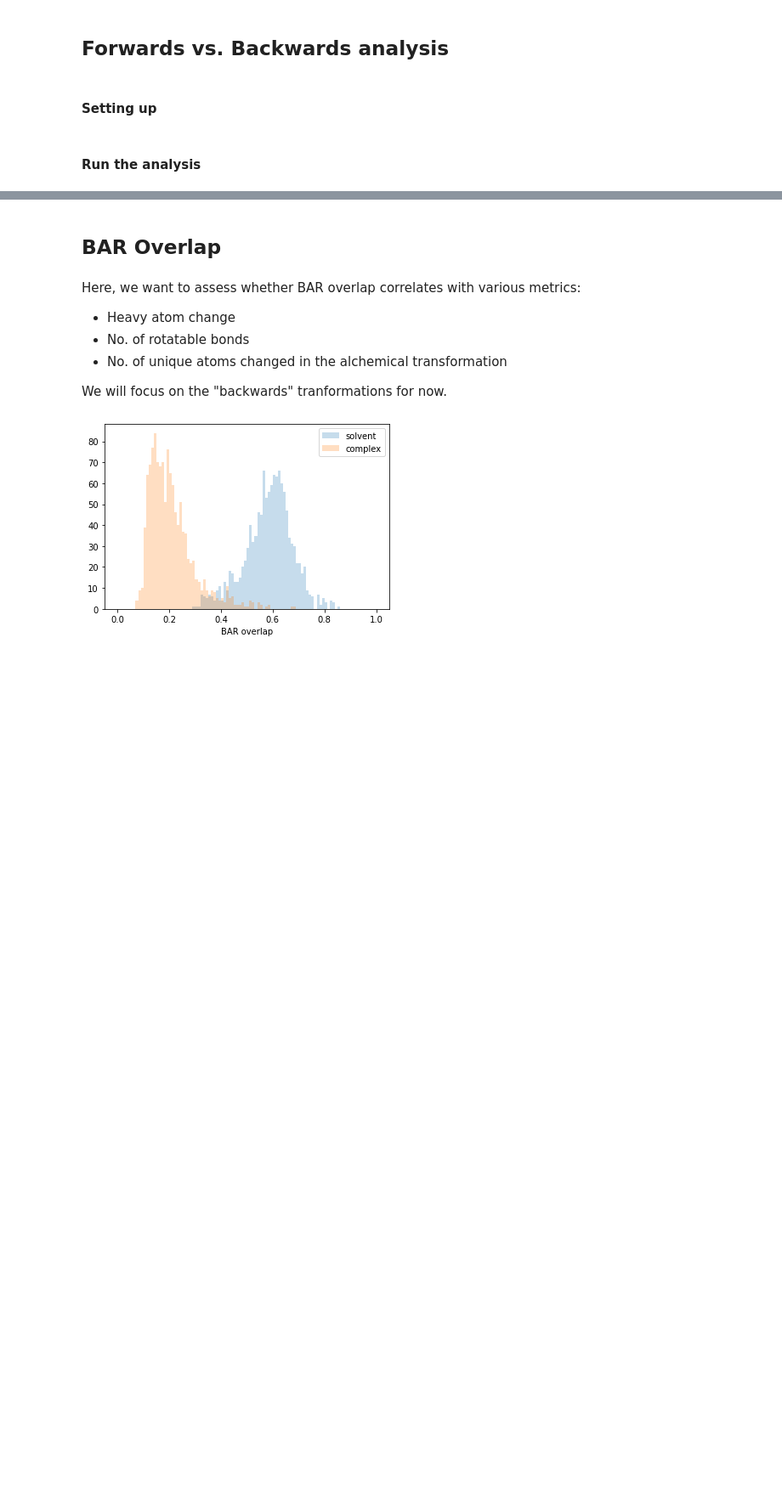
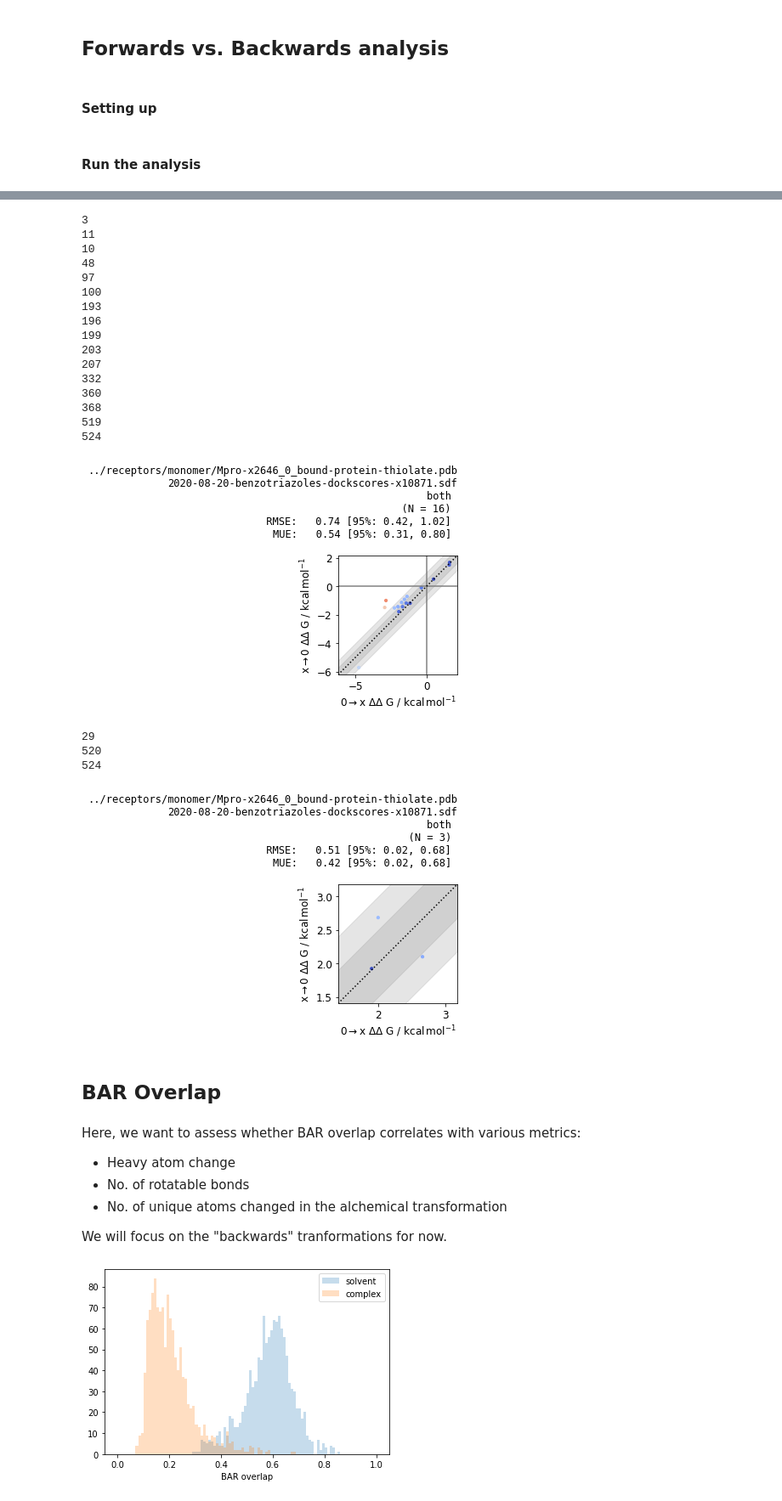
Before and after one commit to choderalab/fah-xchem-notebooks, a Jupyter notebook: analysis/sprint-3/ANALYSIS-Sprint-3.ipynb, the cells around one changed output, grey strips where cells are left out. Shown at 85% size. Saved outputs shown, nothing was run; the diff lists cells and outputs as text; code cells hidden in the pictures; blank space fills up the shorter version.

```diff
--- a/analysis/sprint-3/ANALYSIS-Sprint-3.ipynb
+++ b/analysis/sprint-3/ANALYSIS-Sprint-3.ipynb
@@ -500,3 +554,73 @@ for t in comb_graphs:
+# %%
+validkeys = [('../receptors/monomer/Mpro-x2646_0_bound-protein-thiolate.pdb',
+  '2020-08-20-benzotriazoles-dockscores-x10876.sdf',
+  'comb'), ('../receptors/monomer/Mpro-x2646_0_bound-protein-thiolate.pdb',
+  '2020-08-20-benzotriazoles-dockscores-x10871.sdf',
+  'comb')]
+
+filter_dict = dict(filter(lambda i:i[0] in validkeys, r.items()))
+keys_to_del = {
+    ('../receptors/monomer/Mpro-x2646_0_bound-protein-thiolate.pdb',
+     '2020-08-20-benzotriazoles-dockscores-x10876.sdf',
+     'comb'): [],
+    ('../receptors/monomer/Mpro-x2646_0_bound-protein-thiolate.pdb',
+     '2020-08-20-benzotriazoles-dockscores-x10871.sdf',
+     'comb'): []}
+
+for key in r:
+    if key[2] == 'comb':
+        for i in r[key]:
+            f_b_diff = np.abs(r[key][i][3] - r[key][i][4])
+#             print(key, f_b_diff)
+            if f_b_diff > 2.0:
+                keys_to_del[key].append(i)
+
+for key in keys_to_del[('../receptors/monomer/Mpro-x2646_0_bound-protein-thiolate.pdb',
+     '2020-08-20-benzotriazoles-dockscores-x10876.sdf',
+     'comb')]: del filter_dict[('../receptors/monomer/Mpro-x2646_0_bound-protein-thiolate.pdb',
+     '2020-08-20-benzotriazoles-dockscores-x10876.sdf',
+     'comb')][key]
+
+for key in keys_to_del[('../receptors/monomer/Mpro-x2646_0_bound-protein-thiolate.pdb',
+     '2020-08-20-benzotriazoles-dockscores-x10871.sdf',
+     'comb')]: del filter_dict[('../receptors/monomer/Mpro-x2646_0_bound-protein-thiolate.pdb',
+     '2020-08-20-benzotriazoles-dockscores-x10871.sdf',
+     'comb')][key]
+
+for key in filter_dict:
+    x,y = [], []
+    for i in filter_dict[key]:
+        print(i)
+        x.append(filter_dict[key][i][3])
+        y.append(filter_dict[key][i][4])
+
+    plotting._master_plot(np.asarray(x),
+                          np.asarray(y),
+                          title=f"{t[0]}\n{t[1]}\n{t[2]}",
+                          xlabel=r'0$\rightarrow$x',
+                          ylabel=r'x$\rightarrow$0')
+# %% [output]
+3
+11
+10
+48
+97
+100
+193
+196
+199
+203
+207
+332
+360
+368
+519
+524
+[figure, added]
+29
+520
+524
+[figure, added]
 # %% [markdown]
 ## BAR Overlap
 # %% [markdown]
```
Also changed, not shown: parts of 7 cells of this notebook.
